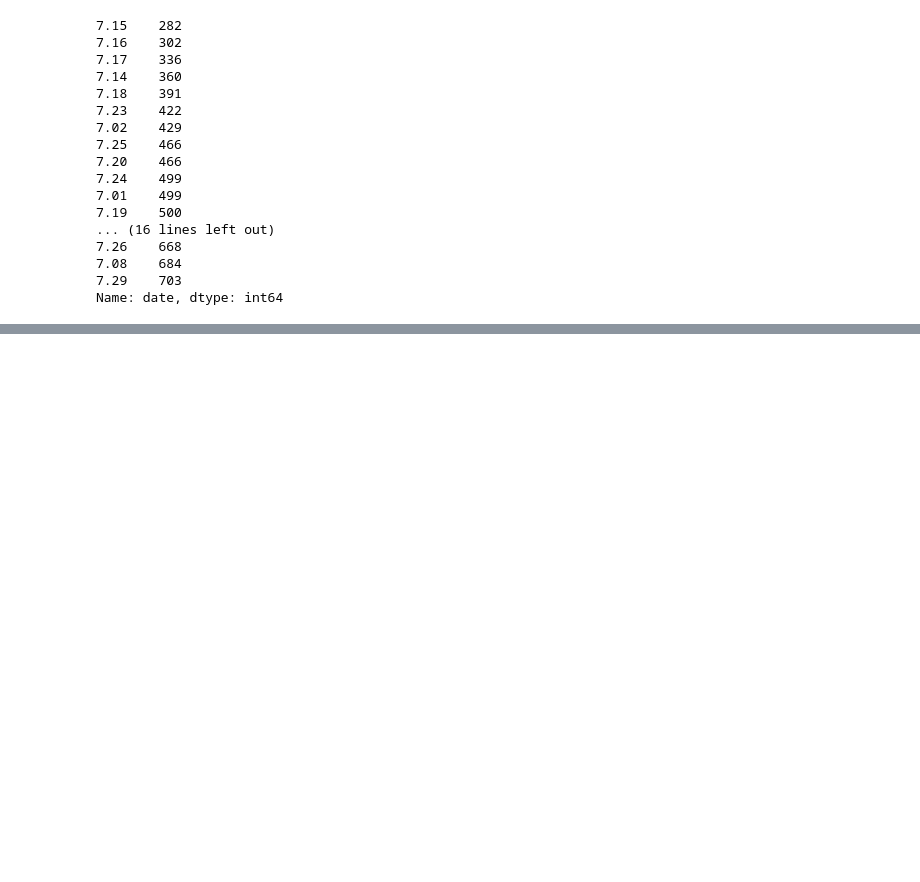
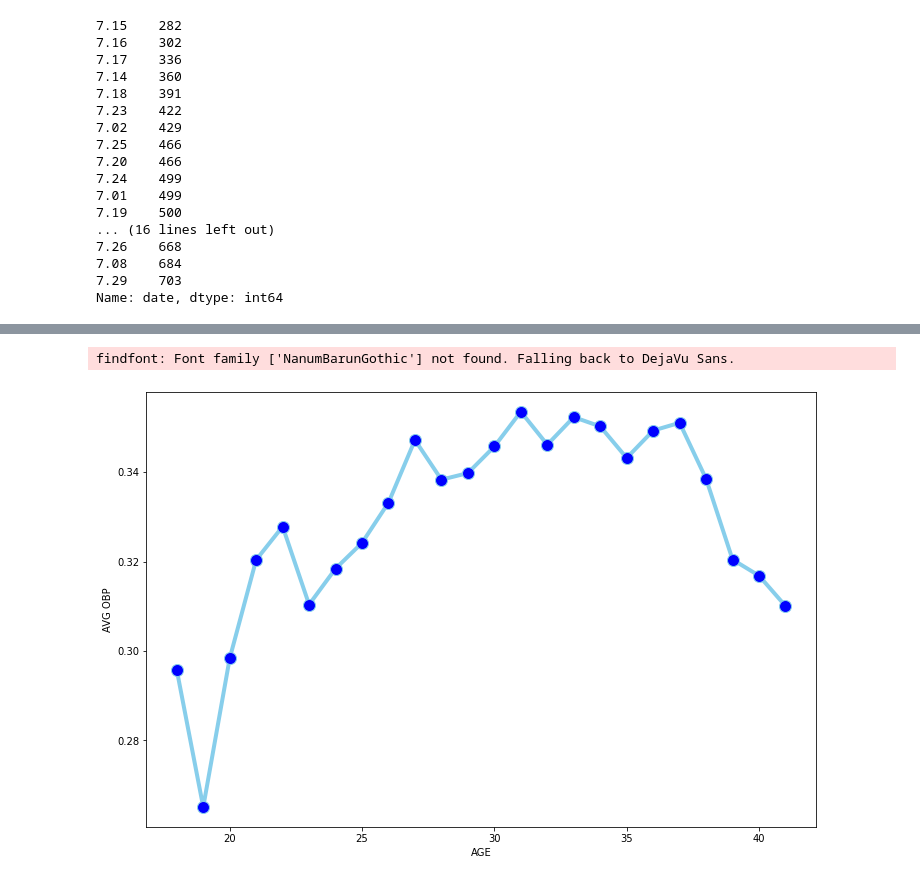
Before and after one commit to youkyung2/dataAnalysis, a Jupyter notebook: KBO_타자_OPS_예측.ipynb, the cells around one changed output, grey strips where cells are left out. Cells and saved outputs as stored; diff of their text form; code cells hidden in the pictures; blank space fills up the shorter version.

```diff
--- a/KBO_타자_OPS_예측.ipynb
+++ b/KBO_타자_OPS_예측.ipynb
@@ -1155,0 +1308,8 @@ def lag_function(df, var_name, past) :
+# %%
+# 추가 변수 생성
+
+# 나이에 따른 성적 변화
+# 나이 변수 생성
+regular_season_df['age'] = regular_season_df['year'] - \
+                           regular_season_df['year_born'].apply(lambda x : int(x[:4]))
+regular_season_df.head(3)
@@ -1155,0 +1321,6 @@ def lag_function(df, var_name, past) :
+# %%
+# 나이, 평균 출루율, 출루율 중앙값으로 구성된 데이터 프레임 구축
+temp_df = regular_season_df.loc[regular_season_df['AB'] >= 30].groupby('age').agg(
+    {'OBP':['mean','median']}).reset_index()
+
+temp_df
@@ -1155,0 +1346,3 @@ def lag_function(df, var_name, past) :
+# %%
+temp_df.columns = temp_df.columns.droplevel()
+print(temp_df)
@@ -1155,0 +1367,3 @@ def lag_function(df, var_name, past) :
+# %%
+temp_df.columns = ['age','mean_OBP','median_OBP']
+print(temp_df)
@@ -1155,0 +1388,14 @@ def lag_function(df, var_name, past) :
+# %%
+# 나이에 따른 출루육 추이 시각화
+plt.figure(figsize=(12,8))
+plt.plot('age','mean_OBP', data=temp_df, marker='o', markerfacecolor='blue',
+         markersize=12, color='skyblue', linewidth=4)
+plt.ylabel('AVG OBP')
+plt.xlabel('AGE')
+plt.show()
+
+# 출루율이 20대 후반에서 30대 초중반 사이에서 가장 높은 수치.
+# 20대 후반에서 30대 초중반 사이의 구간 이전에는 출루율 상승하는 경향, 그 이후에는 출루율 하락
+# %% [output]
+findfont: Font family ['NanumBarunGothic'] not found. Falling back to DejaVu Sans.
+[figure, added]
```
Also changed, not shown: parts of 32 cells of this notebook.
